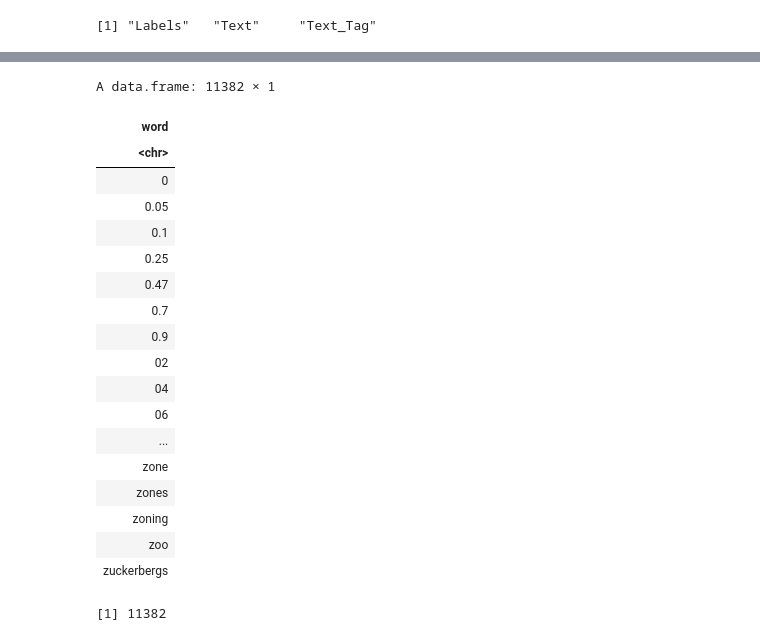
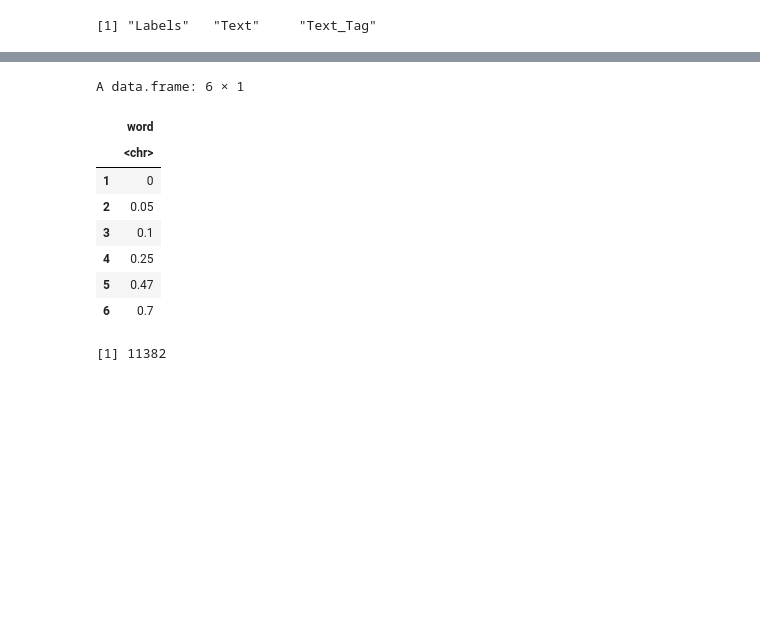
Before and after one commit to tommaso-bertola/falsehoods-sieve, a Jupyter notebook: FakeNewsRecognitionWithBayesClassifier.ipynb, the cells around one changed output, grey strips where cells are left out. Saved outputs shown, nothing was run; the diff lists cells and outputs as text; code cells hidden in the pictures; blank space fills up the shorter version.

```diff
--- a/FakeNewsRecognitionWithBayesClassifier.ipynb
+++ b/FakeNewsRecognitionWithBayesClassifier.ipynb
@@ -134,25 +114,15 @@ A data.frame: 1322 × 1
 # %%
-vocabulary.train
+head(vocabulary.train)
 # %% [output]
-A data.frame: 11382 × 1
+A data.frame: 6 × 1
-| word |
-| <chr> |
-| 0 |
-| 0.05 |
-| 0.1 |
-| 0.25 |
-| 0.47 |
-| 0.7 |
-| 0.9 |
-| 02 |
-| 04 |
-| 06 |
-| ... |
-| zone |
-| zones |
-| zoning |
-| zoo |
-| zuckerbergs |
+|  | word |
+|  | <chr> |
+| 1 | 0 |
+| 2 | 0.05 |
+| 3 | 0.1 |
+| 4 | 0.25 |
+| 5 | 0.47 |
+| 6 | 0.7 |
 # %%
 nrow(vocabulary.train)
 # %% [output]
```
Also changed, not shown: parts of 15 cells of this notebook.
